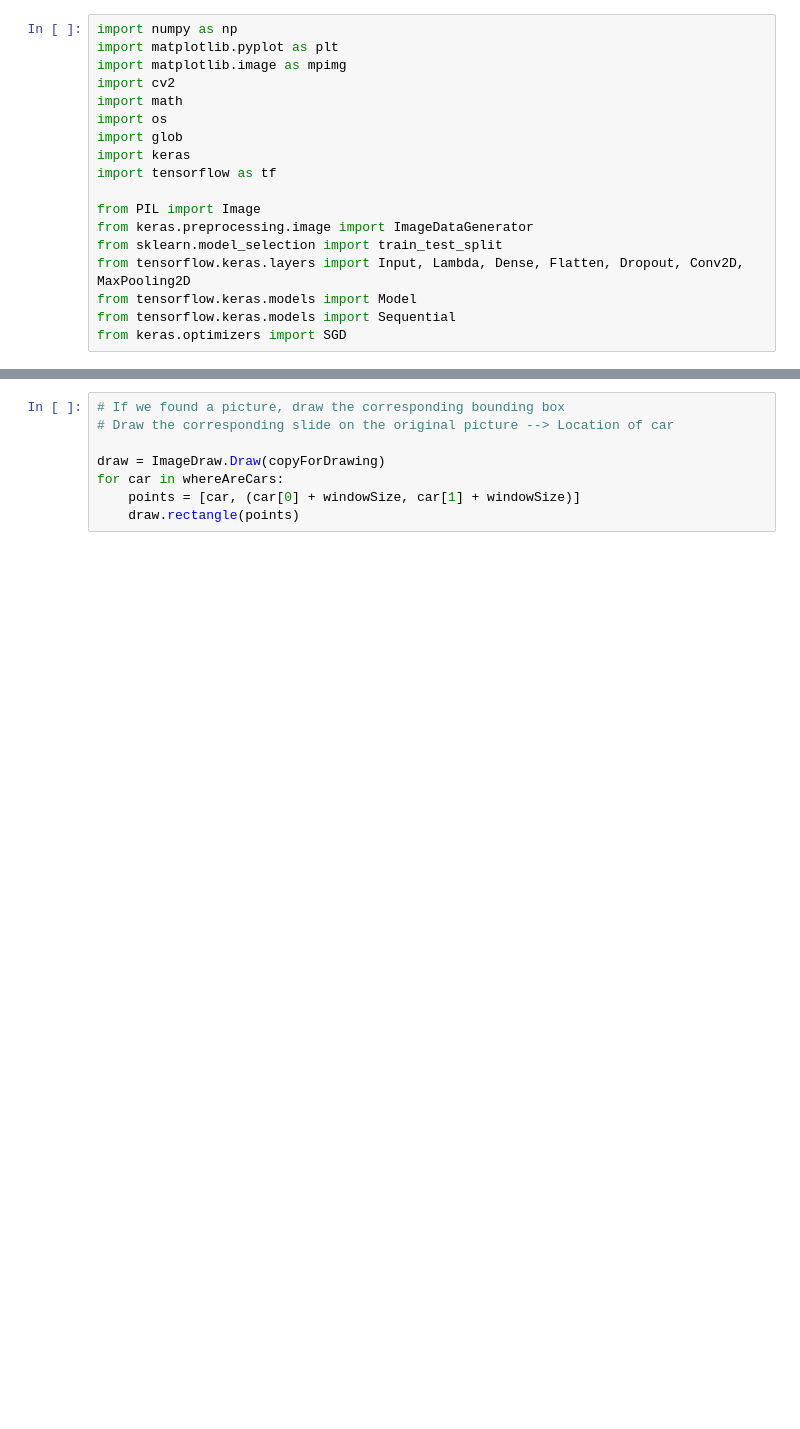
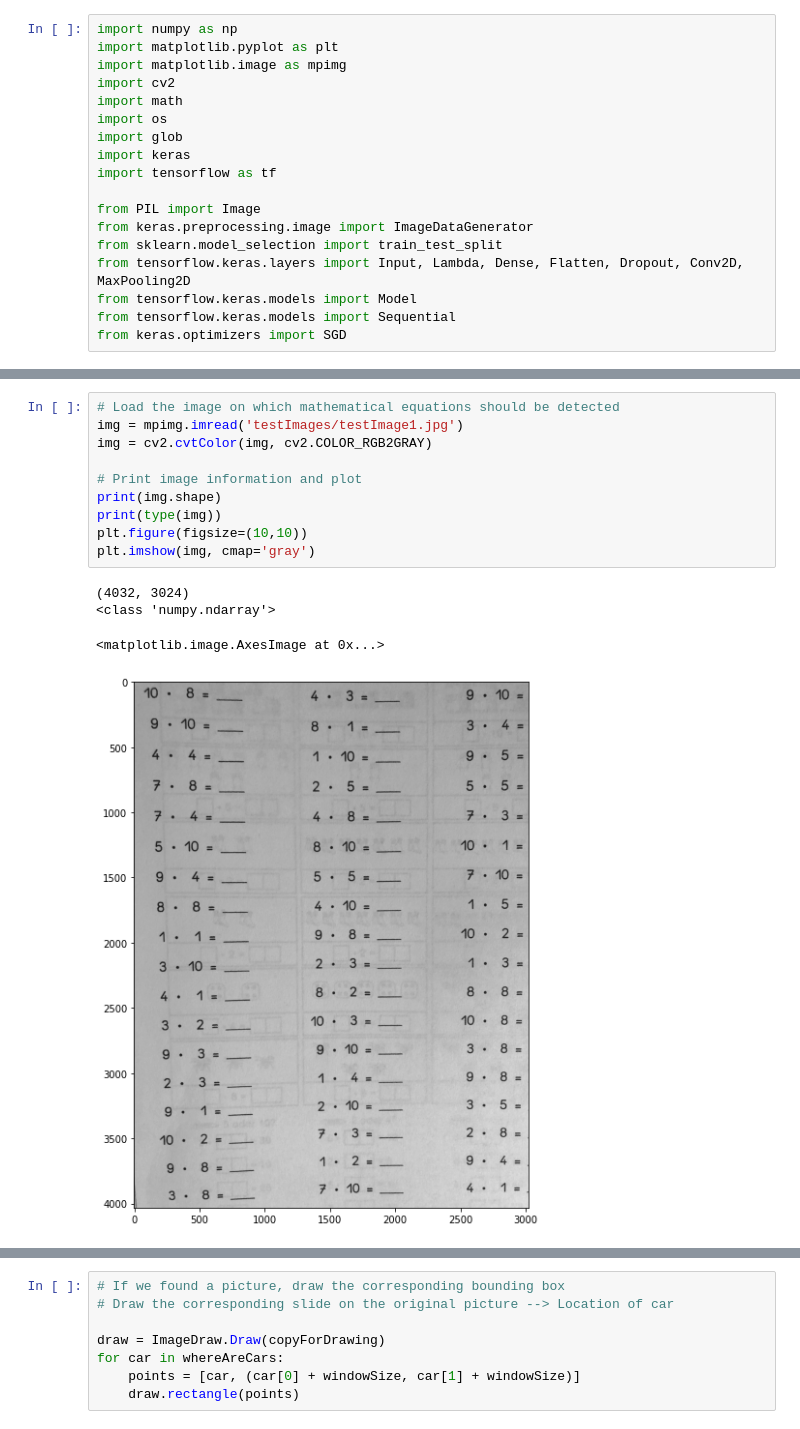
Before and after one commit to dschmoeller/iCheck, a Jupyter notebook: SlidingWindowApproachForImageDetection.ipynb, the cells around one changed output, grey strips where cells are left out. Drawn from its saved outputs; the diff is of its cells as text; blank space fills up the shorter version.

```diff
--- a/SlidingWindowApproachForImageDetection.ipynb
+++ b/SlidingWindowApproachForImageDetection.ipynb
@@ -42 +43,16 @@ _________________________________________________________________
+# %%
+# Load the image on which mathematical equations should be detected
+img = mpimg.imread('testImages/testImage1.jpg')
+img = cv2.cvtColor(img, cv2.COLOR_RGB2GRAY)
+
+# Print image information and plot
+print(img.shape)
+print(type(img))
+plt.figure(figsize=(10,10))
+plt.imshow(img, cmap='gray')
+# %% [output]
+(4032, 3024)
+<class 'numpy.ndarray'>
+<matplotlib.image.AxesImage at 0x...>
+[figure, added]
 # %%
```
Also changed, not shown: parts of 3 cells of this notebook, 3 other files.
